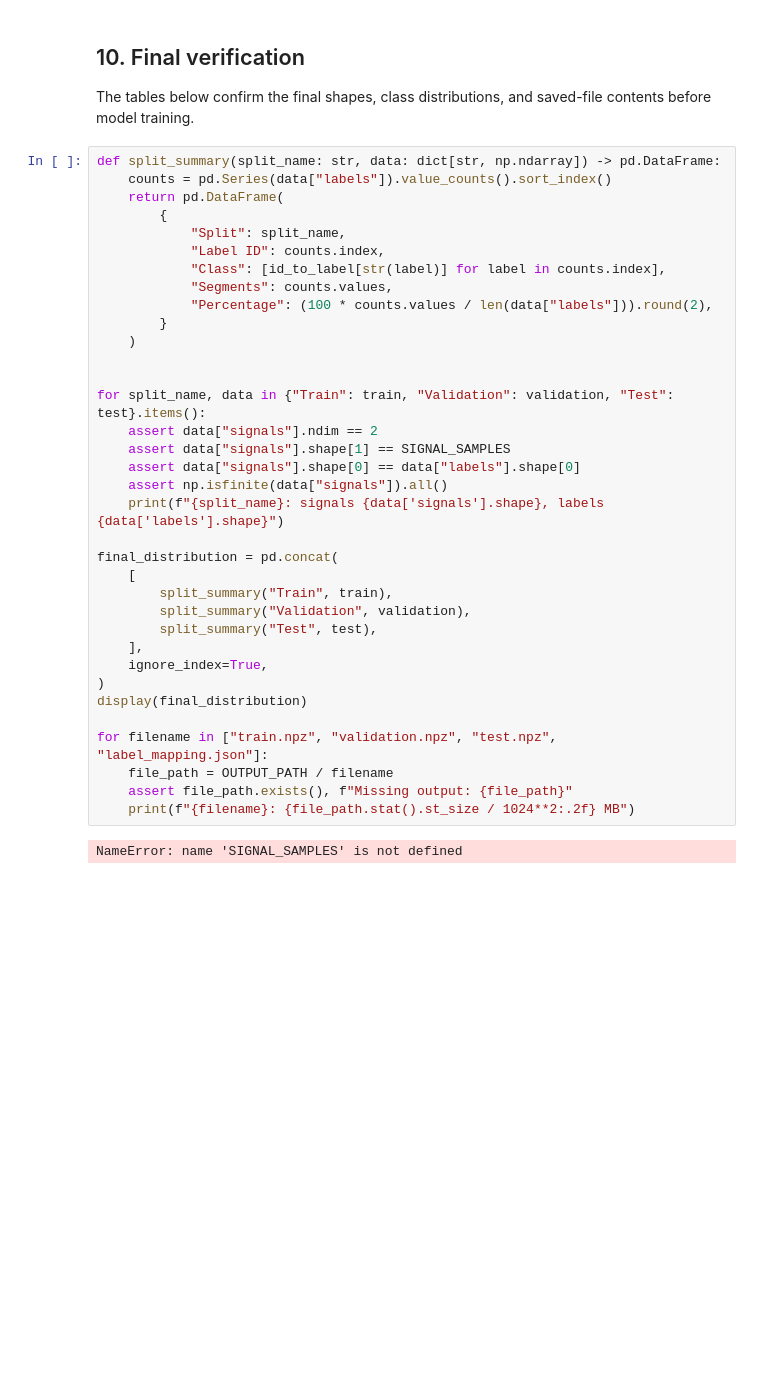
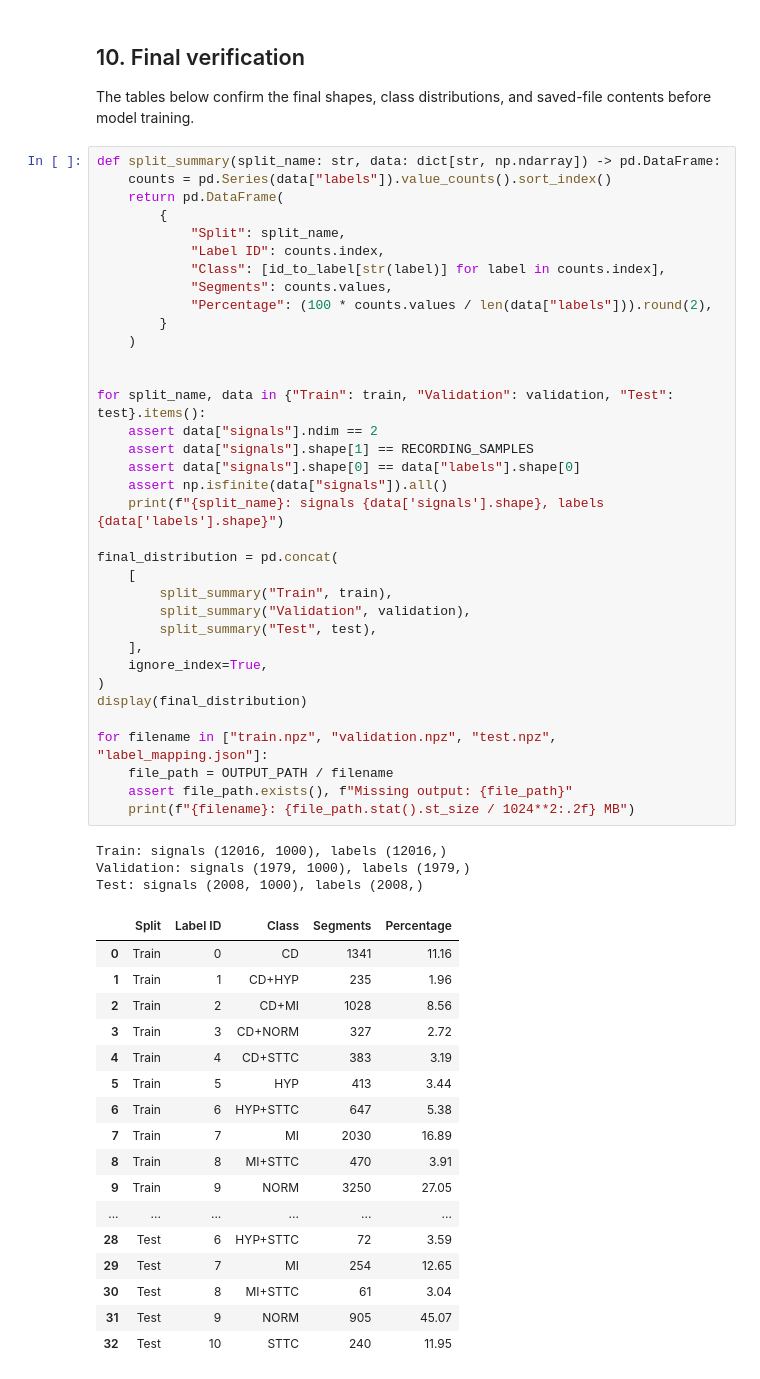
Before and after one commit to Nagham-Sabbour/Synthetic-ECG-Generator, a Jupyter notebook: notebooks/PTBXL_Preprocessing_10s.ipynb, the cells around one changed output. Drawn from its saved outputs; the diff is of its cells as text; blank space fills up the shorter version.

```diff
--- a/notebooks/PTBXL_Preprocessing_10s.ipynb
+++ b/notebooks/PTBXL_Preprocessing_10s.ipynb
@@ -511,32 +511,51 @@ def split_summary(split_name: str, data: dict[str, np.ndarray]) -> pd.DataFrame:
             "Split": split_name,
             "Label ID": counts.index,
             "Class": [id_to_label[str(label)] for label in counts.index],
             "Segments": counts.values,
             "Percentage": (100 * counts.values / len(data["labels"])).round(2),
         }
     )
 
 
 for split_name, data in {"Train": train, "Validation": validation, "Test": test}.items():
     assert data["signals"].ndim == 2
-    assert data["signals"].shape[1] == SIGNAL_SAMPLES
+    assert data["signals"].shape[1] == RECORDING_SAMPLES
     assert data["signals"].shape[0] == data["labels"].shape[0]
     assert np.isfinite(data["signals"]).all()
     print(f"{split_name}: signals {data['signals'].shape}, labels {data['labels'].shape}")
 
 final_distribution = pd.concat(
     [
         split_summary("Train", train),
         split_summary("Validation", validation),
         split_summary("Test", test),
     ],
     ignore_index=True,
 )
 display(final_distribution)
 
 for filename in ["train.npz", "validation.npz", "test.npz", "label_mapping.json"]:
     file_path = OUTPUT_PATH / filename
     assert file_path.exists(), f"Missing output: {file_path}"
     print(f"{filename}: {file_path.stat().st_size / 1024**2:.2f} MB")
 # %% [output]
-NameError: name 'SIGNAL_SAMPLES' is not defined
+Train: signals (12016, 1000), labels (12016,)
+Validation: signals (1979, 1000), labels (1979,)
+Test: signals (2008, 1000), labels (2008,)
+|  | Split | Label ID | Class | Segments | Percentage |
+| 0 | Train | 0 | CD | 1341 | 11.16 |
+| 1 | Train | 1 | CD+HYP | 235 | 1.96 |
+| 2 | Train | 2 | CD+MI | 1028 | 8.56 |
+| 3 | Train | 3 | CD+NORM | 327 | 2.72 |
+| 4 | Train | 4 | CD+STTC | 383 | 3.19 |
+| 5 | Train | 5 | HYP | 413 | 3.44 |
+| 6 | Train | 6 | HYP+STTC | 647 | 5.38 |
+| 7 | Train | 7 | MI | 2030 | 16.89 |
+| 8 | Train | 8 | MI+STTC | 470 | 3.91 |
+| 9 | Train | 9 | NORM | 3250 | 27.05 |
+| ... | ... | ... | ... | ... | ... |
+| 28 | Test | 6 | HYP+STTC | 72 | 3.59 |
+| 29 | Test | 7 | MI | 254 | 12.65 |
+| 30 | Test | 8 | MI+STTC | 61 | 3.04 |
+| 31 | Test | 9 | NORM | 905 | 45.07 |
+| 32 | Test | 10 | STTC | 240 | 11.95 |
```
Also changed, not shown: parts of 8 cells of this notebook, 1 other file.
